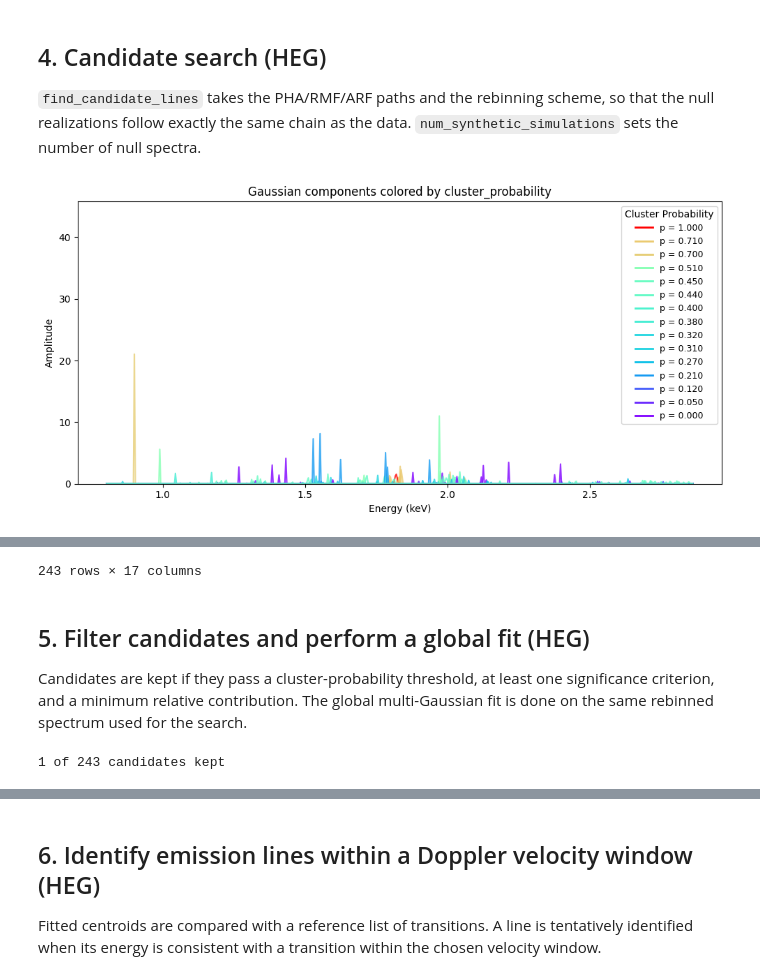
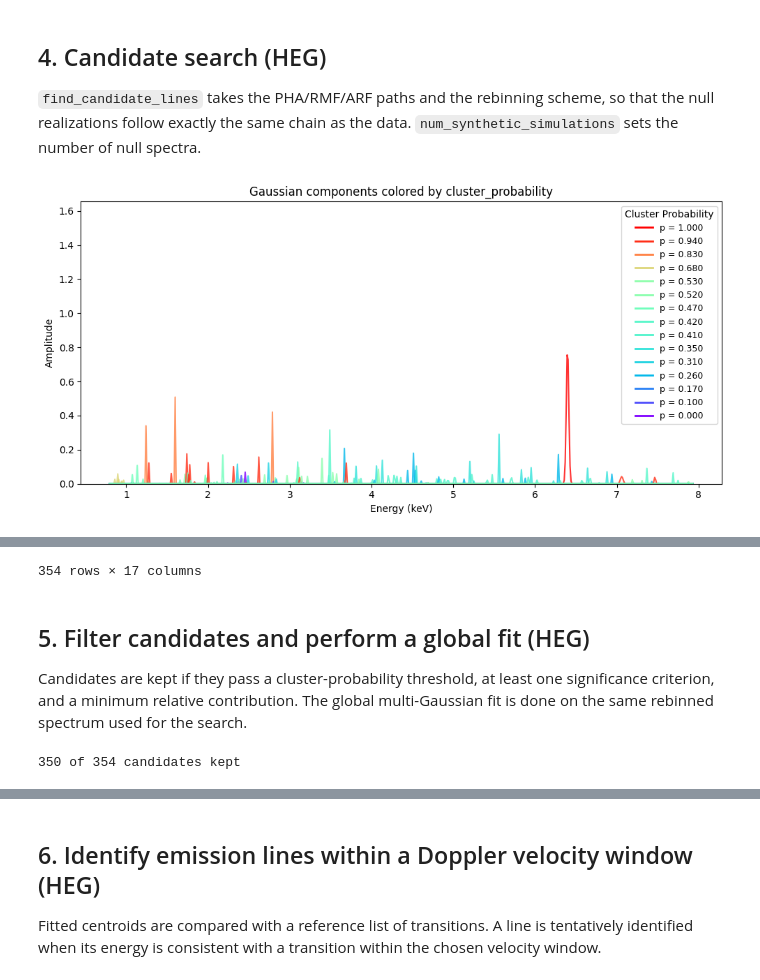
Before and after one commit to xragua/BLiSS, a Jupyter notebook: notebooks/vela_x1_2001_pha.ipynb, the cells around one changed output, grey strips where cells are left out. Saved outputs shown, nothing was run; the diff lists cells and outputs as text; code cells hidden in the pictures.

```diff
--- a/notebooks/vela_x1_2001_pha.ipynb
+++ b/notebooks/vela_x1_2001_pha.ipynb
@@ -31,21 +31,21 @@ pipeline = BlindLineSearchPipeline(config=config)
 # %% [markdown]
 ## 1. Input files, output folder and energy range
 # %%
-chandra_path = Path("/Users/graciela/Desktop/git/BLiSS/examples_local/1928_lowhardness")
+chandra_path = Path("obs_1927_tgid_4659")
 
-heg_pha = chandra_path / "vela_combo_heg_abs1.pha"
-heg_rmf = chandra_path / "vela_combo_heg_abs1.rmf"
-heg_arf = chandra_path / "vela_combo_heg_abs1.arf"
+heg_pha = chandra_path / "heg.pha"
+heg_rmf = chandra_path / "heg.rmf"
+heg_arf = chandra_path / "heg.arf"
 
-meg_pha = chandra_path / "vela_combo_meg_abs1.pha"
-meg_rmf = chandra_path / "vela_combo_meg_abs1.rmf"
-meg_arf = chandra_path / "vela_combo_meg_abs1.arf"
+meg_pha = chandra_path / "meg.pha"
+meg_rmf = chandra_path / "meg.rmf"
+meg_arf = chandra_path / "meg.arf"
 
 output_dir = Path("results_vela_x1_2001_pha")
 output_dir.mkdir(exist_ok=True)
 
 # Energy range used throughout
-en1, en2 = 0.5, 3
+en1, en2 = 0.5, 8
 # %% [markdown]
 ## 2. Load and inspect the HEG spectrum
 
@@ -128,18 +128,18 @@ plt.show()
 the null realizations follow exactly the same chain as the data.
 `num_synthetic_simulations` sets the number of null spectra.
 # %%
-N_SIM = 10
+N_SIM = 100
 SEED = 1
 
 heg_candidates = find_candidate_lines(
     pha=heg_pha, rmf=heg_rmf, arf=heg_arf,
     rebin_method=rebin_method, rebin_scale=rebin_scale,
     en1=en1, en2=en2,
     num_synthetic_simulations=N_SIM, synthetic_seed=SEED,
     output_dir=output_dir)
 
 plot_line_prob(heg_candidates)
 heg_candidates
 # %% [output]
-[figure, old version]
+[figure, new version]
 |  | center | ecenter | sigma | esigma | amplitude | eamplitude | relative_power | noise_on_block | ... |
@@ -157,4 +157,4 @@ heg_candidates
-243 rows × 17 columns
+354 rows × 17 columns
 # %% [markdown]
 ## 5. Filter candidates and perform a global fit (HEG)
 
@@ -162,7 +162,7 @@ Candidates are kept if they pass a cluster-probability threshold, at least one
 significance criterion, and a minimum relative contribution. The global
 multi-Gaussian fit is done on the same rebinned spectrum used for the search.
 # %%
-P_MIN = 0.8      # minimum cluster probability (0-1)
+P_MIN = 0.      # minimum cluster probability (0-1)
 REL_POWER_MIN = 0  # minimum relative contribution of the line (0-1)
 SNR_PEAK_MIN = 0    # a line is kept if at least one S/N criterion is met
 SNR_AREA_MIN = 0
@@ -181,7 +181,7 @@ clean_mask = (
 heg_lines = lines_pd.loc[clean_mask].reset_index(drop=True)
 print(f"{len(heg_lines)} of {len(lines_pd)} candidates kept")
 # %% [output]
-1 of 243 candidates kept
+350 of 354 candidates kept
 # %%
 heg_lines_global = fit_global(
     heg_lines,
```
Also changed, not shown: parts of 12 cells of this notebook, 2 other files.
